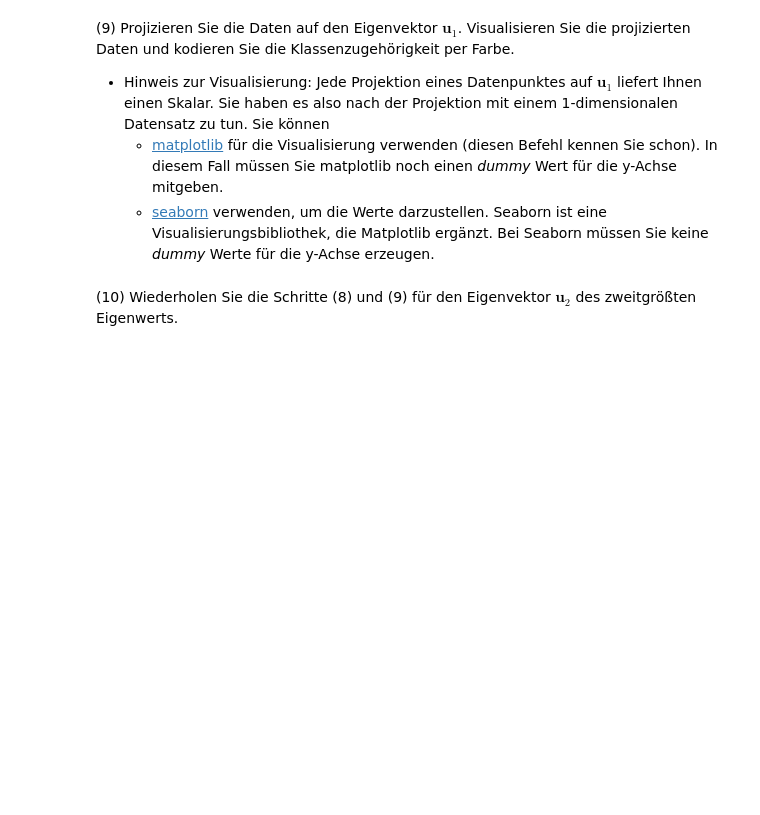
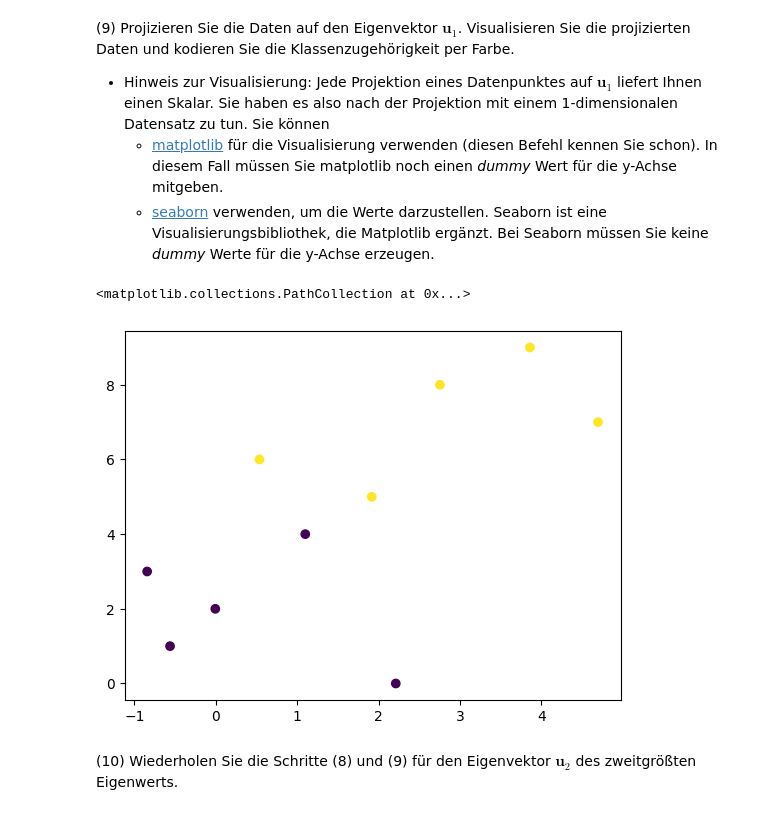
Before and after one commit to Emanuel162/MachineLearning, a Jupyter notebook: UebungenML/SJMN-12.ipynb, the cells around one changed output. Saved outputs shown, nothing was run; the diff lists cells and outputs as text; code cells hidden in the pictures; blank space fills up the shorter version.

```diff
--- a/UebungenML/SJMN-12.ipynb
+++ b/UebungenML/SJMN-12.ipynb
@@ -205,5 +218,12 @@ y_12_2 = np.hstack((np.ones(5, ) * 1, np.ones(5, ) * 2))  # labels
 (4) Berechnen Sie $S_b$ für Ihre Daten. Nutzen Sie dafür Numpy-Funktionen.
 
 * Wenn Sie gar nicht weiterkommen, ist hier ein ROT-13 kodierter Tipp: Fvr züffra Zvggryjregr fbjvr rva ähßrerf Cebqhxg (bhgre cebqhpg) orfgvzzra. Fpuyntra Fvr vz Argm anpu, jvr Fvr qvrf zvg Ahzcl orjrexfgryyvtra xöaara.
+# %%
+class1 =X_12_2[:5]
+class2 =X_12_2[5:]
+m1 = np.average(class1, axis=0)/len(X_12_2)
+m2 = np.average(class2, axis=0)/len(X_12_2)
+diff = m1-m2
+sb = np.outer(diff, diff.T)
 # %% [markdown]
 (5) Schlagen Sie in der Vorlesung nach, wie die *Within Scatter Matrix* $S_w$ definiert ist. Welche Dimensionen wird $S_w$ für Ihre Daten annehmen?
@@ -210,16 +232,41 @@ y_12_2 = np.hstack((np.ones(5, ) * 1, np.ones(5, ) * 2))  # labels
 # %% [markdown]
 (6) Berechnen Sie $S_w$ für Ihre Daten.
+# %%
+diff1 = class1-m1
+diff2 = class2-m2
+sw = np.dot(diff1.T, diff1)+np.dot(diff2.T, diff2)
 # %% [markdown]
 (7) Bestimmen Sie die Matrix $(S_w^{-1}S_b)$ und führen Sie mit *Numpy* eine Eigenwertzerlegung durch.
+# %%
+from numpy.linalg import inv
+from numpy import linalg as LA
+
+sw_inv = inv(sw)
+j = np.dot(sw_inv, sb)
+eig_vals, eig_vecs = LA.eig(j)
 # %% [markdown]
 (8) Identifizieren Sie den größten Eigenwert und dazu den assoziierten Eigenvektor. Wir nennen diesen Eigenvektor $\mathbf{u}_1$.
 
 * Falls Sie Schwierigkeiten haben: Erinnern Sie sich an die Übung zur PCA und daran, wie die Eigenwerte und Eigenvektoren von numpy zurückgegeben werden.
+# %%
+idx = np.argsort(eig_vals)
+eigenwerte_sortiert = np.flip(eig_vals[idx])
+eigenvektoren_sortiert = np.flip(eig_vecs[:,idx], 1)
+
+u1 = eigenvektoren_sortiert[:,0]
+w1 = eigenwerte_sortiert[0]
 # %% [markdown]
 (9) Projizieren Sie die Daten auf den Eigenvektor $\mathbf{u}_1$. Visualisieren Sie die projizierten Daten und kodieren Sie die Klassenzugehörigkeit per Farbe.
 
 * Hinweis zur Visualisierung: Jede Projektion eines Datenpunktes auf $\mathbf{u}_1$ liefert Ihnen einen Skalar. Sie haben es also nach der Projektion mit einem 1-dimensionalen Datensatz zu tun. Sie können
     - [matplotlib](https://matplotlib.org/api/pyplot_api.html) für die Visualisierung verwenden (diesen Befehl kennen Sie schon). In diesem Fall müssen Sie matplotlib noch einen *dummy* Wert für die y-Achse mitgeben.
     - [seaborn](https://seaborn.pydata.org/generated/seaborn.rugplot.html) verwenden, um die Werte darzustellen. Seaborn ist eine Visualisierungsbibliothek, die Matplotlib ergänzt. Bei Seaborn müssen Sie keine *dummy* Werte für die y-Achse erzeugen.
+# %%
+x1 = np.dot(u1.T, X_12_2.T)
+y_plot = np.arange(len(x1))
+plt.scatter(x1, y_plot, c=y_12_2)
+# %% [output]
+<matplotlib.collections.PathCollection at 0x...>
+[figure, added]
 # %% [markdown]
 (10) Wiederholen Sie die Schritte (8) und (9) für den Eigenvektor $\mathbf{u}_2$ des zweitgrößten Eigenwerts.
```
Also changed, not shown: parts of 6 cells of this notebook.
